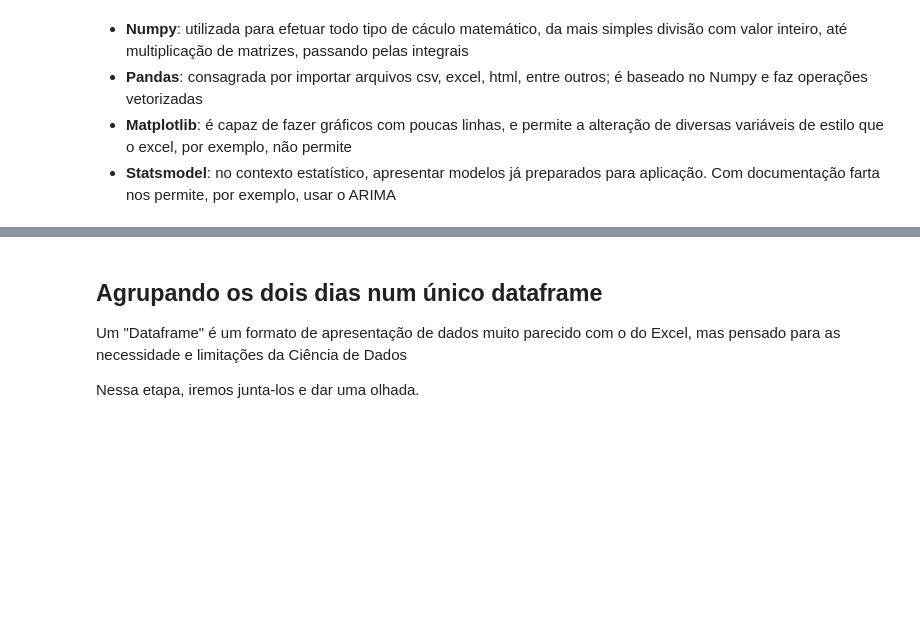
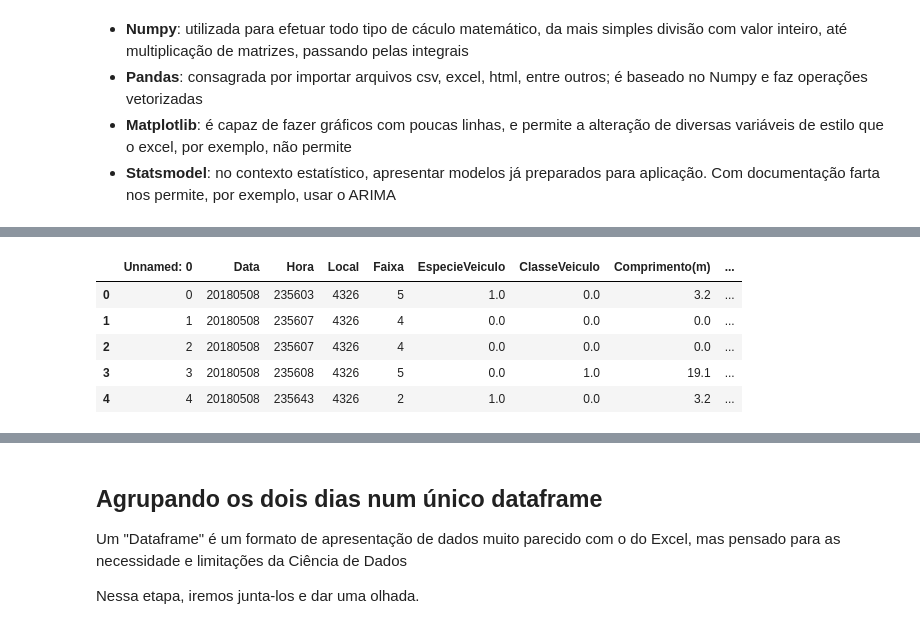
Before and after one commit to guilistocco/Laboratorio_ARIMA, a Jupyter notebook: Laboratorio_ARIMA_gabarito.ipynb, the cells around one changed output, grey strips where cells are left out. Saved outputs shown, nothing was run; the diff lists cells and outputs as text; code cells hidden in the pictures; blank space fills up the shorter version.

```diff
--- a/Laboratorio_ARIMA_gabarito.ipynb
+++ b/Laboratorio_ARIMA_gabarito.ipynb
@@ -41,0 +42,11 @@ Pelo fato dos arquivos serem muito grandes, eles estão divididos em 2, logo os
+# %%
+df1=pd.read_csv("amostra_4326.csv",
+                decimal='.')
+display(df1.head())
+# %% [output]
+|  | Unnamed: 0 | Data | Hora | Local | Faixa | EspecieVeiculo | ClasseVeiculo | Comprimento(m) | ... |
+| 0 | 0 | 20180508 | 235603 | 4326 | 5 | 1.0 | 0.0 | 3.2 | ... |
+| 1 | 1 | 20180508 | 235607 | 4326 | 4 | 0.0 | 0.0 | 0.0 | ... |
+| 2 | 2 | 20180508 | 235607 | 4326 | 4 | 0.0 | 0.0 | 0.0 | ... |
+| 3 | 3 | 20180508 | 235608 | 4326 | 5 | 0.0 | 1.0 | 19.1 | ... |
+| 4 | 4 | 20180508 | 235643 | 4326 | 2 | 1.0 | 0.0 | 3.2 | ... |
```
Also changed, not shown: parts of 14 cells of this notebook.
